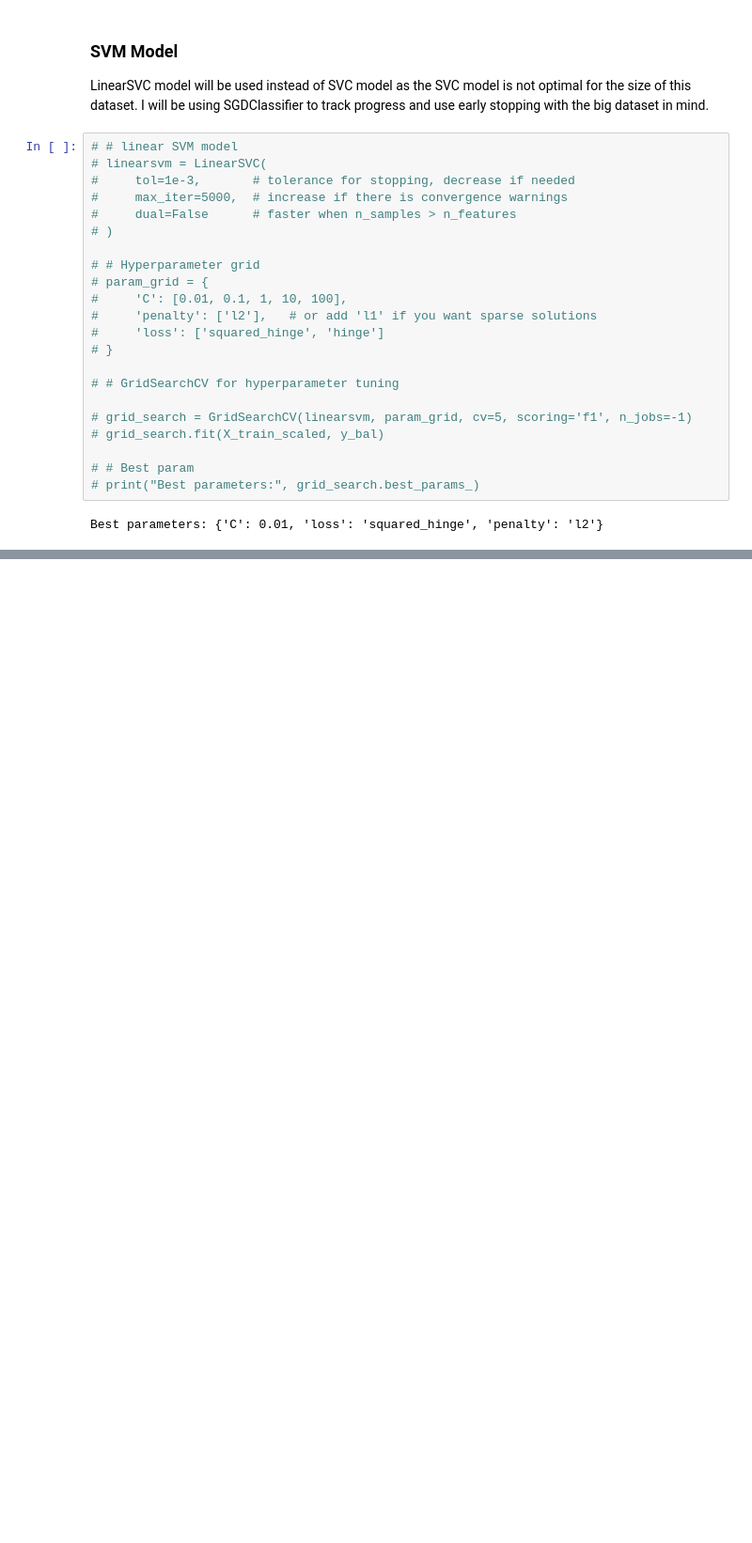
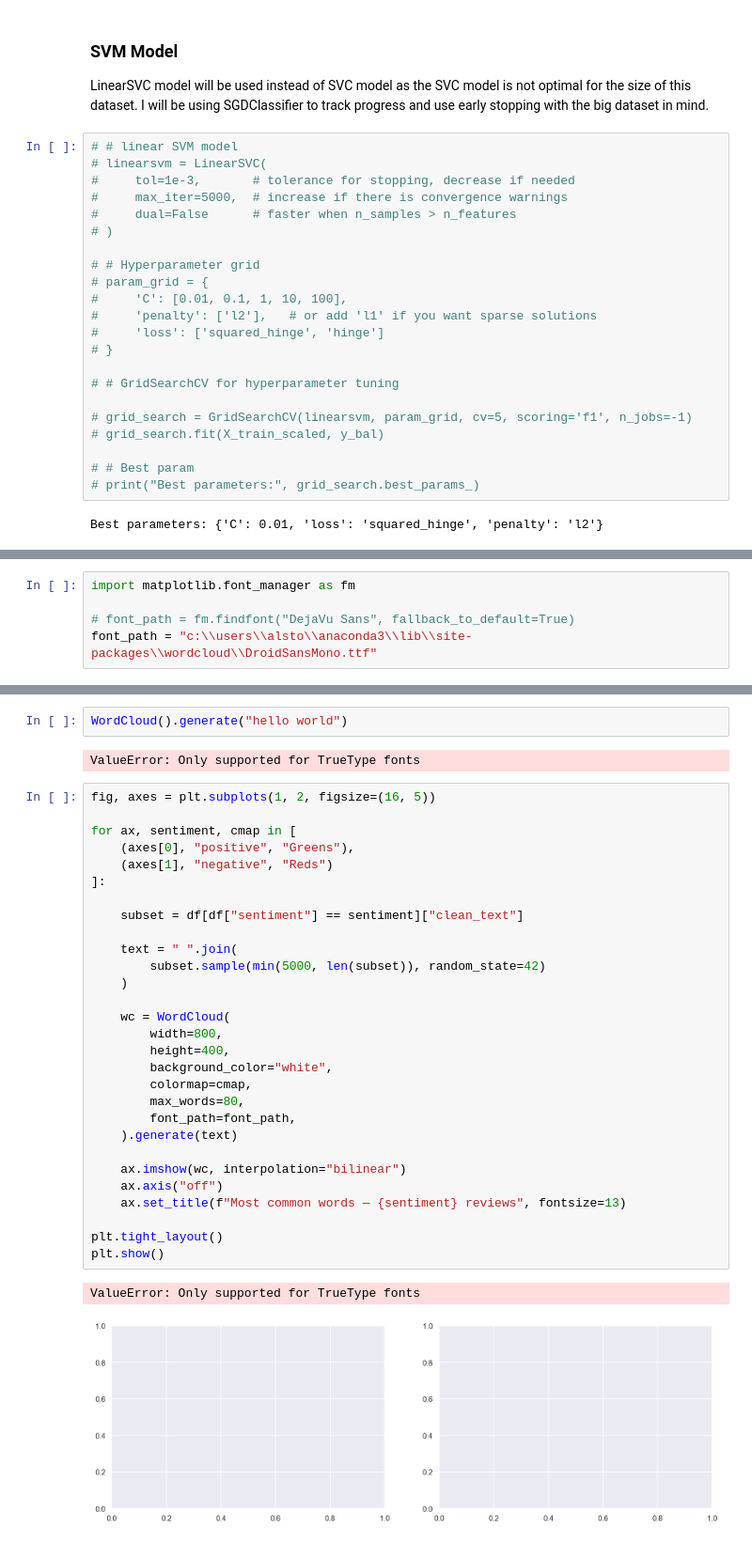
Before and after one commit to ChewYiSiang/sentiment-analysis-lazada, a Jupyter notebook: Sentimental Analysis (Lazada).ipynb, the cells around one changed output, grey strips where cells are left out. Shown at 94% size. Saved outputs shown, nothing was run; the diff lists cells and outputs as text; blank space fills up the shorter version.

```diff
--- a/Sentimental Analysis (Lazada).ipynb
+++ b/Sentimental Analysis (Lazada).ipynb
@@ -686,0 +762,5 @@ Logistic Regression remains to outperform both LinearSVC model and Naives Baye m
+# %%
+import matplotlib.font_manager as fm
+
+# font_path = fm.findfont("DejaVu Sans", fallback_to_default=True)
+font_path = "c:\\users\\alsto\\anaconda3\\lib\\site-packages\\wordcloud\\DroidSansMono.ttf"
@@ -686,0 +794,36 @@ Logistic Regression remains to outperform both LinearSVC model and Naives Baye m
+# %%
+WordCloud().generate("hello world")
+# %% [output]
+ValueError: Only supported for TrueType fonts
+# %%
+fig, axes = plt.subplots(1, 2, figsize=(16, 5))
+
+for ax, sentiment, cmap in [
+    (axes[0], "positive", "Greens"),
+    (axes[1], "negative", "Reds")
+]:
+
+    subset = df[df["sentiment"] == sentiment]["clean_text"]
+
+    text = " ".join(
+        subset.sample(min(5000, len(subset)), random_state=42)
+    )
+
+    wc = WordCloud(
+        width=800,
+        height=400,
+        background_color="white",
+        colormap=cmap,
+        max_words=80,
+        font_path=font_path,
+    ).generate(text)
+
+    ax.imshow(wc, interpolation="bilinear")
+    ax.axis("off")
+    ax.set_title(f"Most common words — {sentiment} reviews", fontsize=13)
+
+plt.tight_layout()
+plt.show()
+# %% [output]
+ValueError: Only supported for TrueType fonts
+[figure, added]
```
Also changed, not shown: parts of 31 cells of this notebook, 2 other files.
